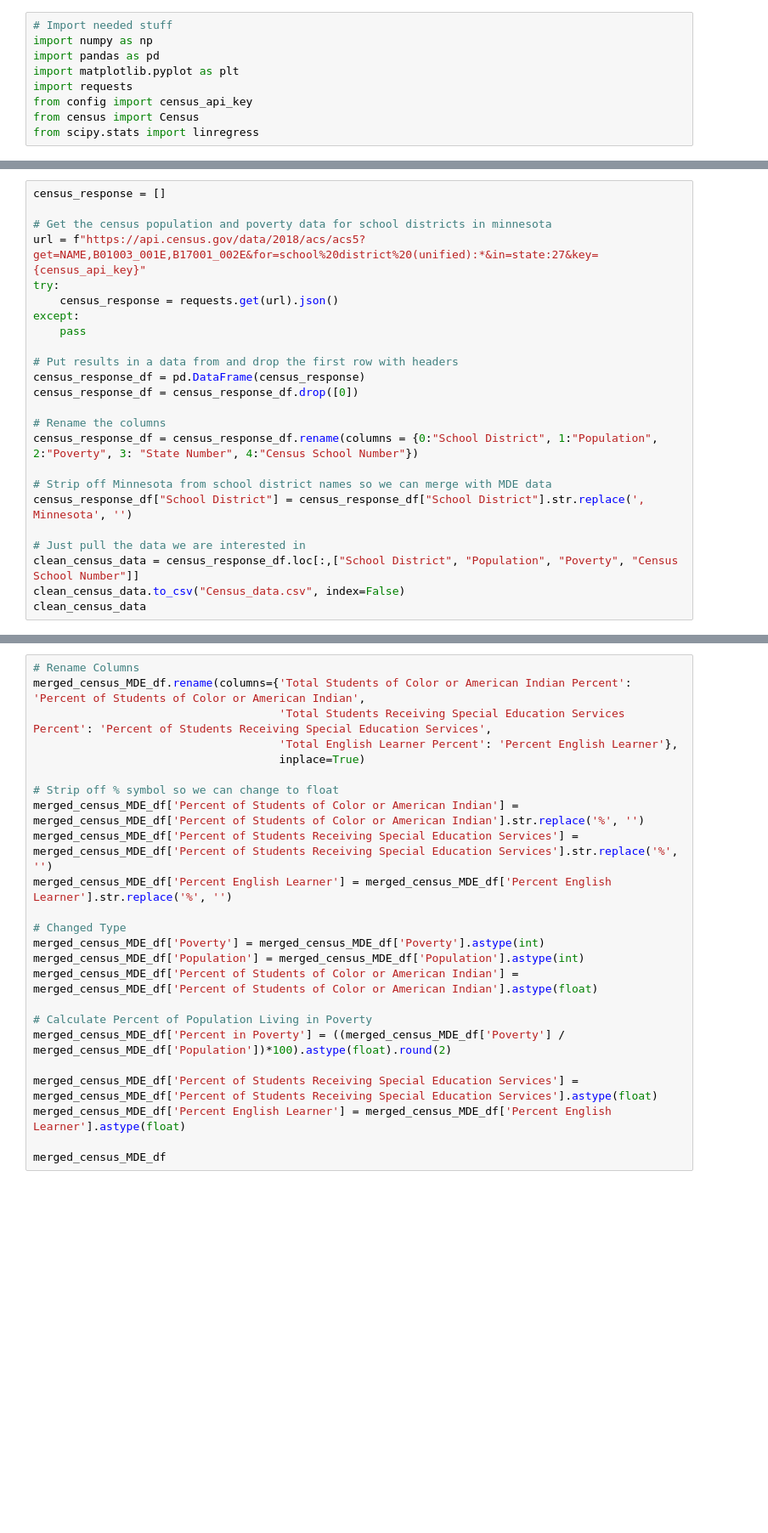
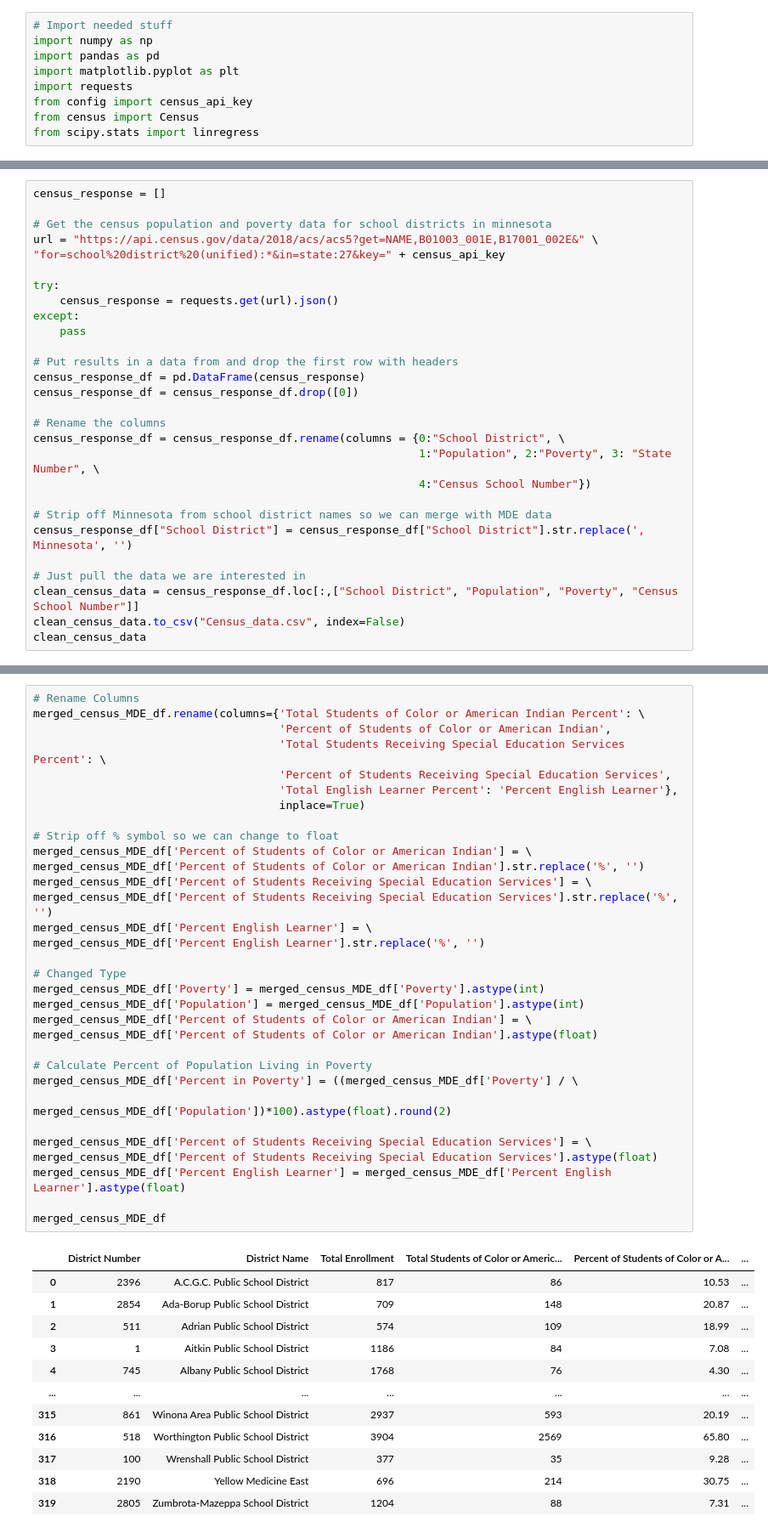
Before and after one commit to rabscuttle/group-project-1, a Jupyter notebook: data_analysis.ipynb, the cells around one changed output, grey strips where cells are left out. Shown at 85% size. Saved outputs shown, nothing was run; the diff lists cells and outputs as text; blank space fills up the shorter version.

```diff
--- a/data_analysis.ipynb
+++ b/data_analysis.ipynb
@@ -15,7 +29,9 @@ MDE_data
 census_response = []
 
 # Get the census population and poverty data for school districts in minnesota
-url = f"https://api.census.gov/data/2018/acs/acs5?get=NAME,B01003_001E,B17001_002E&for=school%20district%20(unified):*&in=state:27&key={census_api_key}"
+url = "https://api.census.gov/data/2018/acs/acs5?get=NAME,B01003_001E,B17001_002E&" \
+"for=school%20district%20(unified):*&in=state:27&key=" + census_api_key
+
 try:
     census_response = requests.get(url).json()
 except:
@@ -26,7 +42,9 @@ census_response_df = pd.DataFrame(census_response)
 census_response_df = census_response_df.drop([0])
 
 # Rename the columns
-census_response_df = census_response_df.rename(columns = {0:"School District", 1:"Population", 2:"Poverty", 3: "State Number", 4:"Census School Number"})
+census_response_df = census_response_df.rename(columns = {0:"School District", \
+                                                          1:"Population", 2:"Poverty", 3: "State Number", \
+                                                          4:"Census School Number"})
 
 # Strip off Minnesota from school district names so we can merge with MDE data
 census_response_df["School District"] = census_response_df["School District"].str.replace(', Minnesota', '')
@@ -43,24 +89,45 @@ merged_census_MDE_df
 # %%
 # Rename Columns
-merged_census_MDE_df.rename(columns={'Total Students of Color or American Indian Percent': 'Percent of Students of Color or American Indian',
-                                     'Total Students Receiving Special Education Services Percent': 'Percent of Students Receiving Special Education Services',
+merged_census_MDE_df.rename(columns={'Total Students of Color or American Indian Percent': \
+                                     'Percent of Students of Color or American Indian',
+                                     'Total Students Receiving Special Education Services Percent': \
+                                     'Percent of Students Receiving Special Education Services',
                                      'Total English Learner Percent': 'Percent English Learner'},
                                      inplace=True)
 
 # Strip off % symbol so we can change to float
-merged_census_MDE_df['Percent of Students of Color or American Indian'] = merged_census_MDE_df['Percent of Students of Color or American Indian'].str.replace('%', '')
-merged_census_MDE_df['Percent of Students Receiving Special Education Services'] = merged_census_MDE_df['Percent of Students Receiving Special Education Services'].str.replace('%', '')
-merged_census_MDE_df['Percent English Learner'] = merged_census_MDE_df['Percent English Learner'].str.replace('%', '')
+merged_census_MDE_df['Percent of Students of Color or American Indian'] = \
+merged_census_MDE_df['Percent of Students of Color or American Indian'].str.replace('%', '')
+merged_census_MDE_df['Percent of Students Receiving Special Education Services'] = \
+merged_census_MDE_df['Percent of Students Receiving Special Education Services'].str.replace('%', '')
+merged_census_MDE_df['Percent English Learner'] = \
+merged_census_MDE_df['Percent English Learner'].str.replace('%', '')
 
 # Changed Type
 merged_census_MDE_df['Poverty'] = merged_census_MDE_df['Poverty'].astype(int)
 merged_census_MDE_df['Population'] = merged_census_MDE_df['Population'].astype(int)
-merged_census_MDE_df['Percent of Students of Color or American Indian'] = merged_census_MDE_df['Percent of Students of Color or American Indian'].astype(float)
+merged_census_MDE_df['Percent of Students of Color or American Indian'] = \
+merged_census_MDE_df['Percent of Students of Color or American Indian'].astype(float)
 
 # Calculate Percent of Population Living in Poverty
-merged_census_MDE_df['Percent in Poverty'] = ((merged_census_MDE_df['Poverty'] / merged_census_MDE_df['Population'])*100).astype(float).round(2)
+merged_census_MDE_df['Percent in Poverty'] = ((merged_census_MDE_df['Poverty'] / \
+                                               merged_census_MDE_df['Population'])*100).astype(float).round(2)
 
-merged_census_MDE_df['Percent of Students Receiving Special Education Services'] = merged_census_MDE_df['Percent of Students Receiving Special Education Services'].astype(float)
+merged_census_MDE_df['Percent of Students Receiving Special Education Services'] = \
+merged_census_MDE_df['Percent of Students Receiving Special Education Services'].astype(float)
 merged_census_MDE_df['Percent English Learner'] = merged_census_MDE_df['Percent English Learner'].astype(float)
 
 merged_census_MDE_df
+# %% [output]
+|  | District Number | District Name | Total Enrollment | Total Students of Color or Americ... | Percent of Students of Color or A... | ... |
+| 0 | 2396 | A.C.G.C. Public School District | 817 | 86 | 10.53 | ... |
+| 1 | 2854 | Ada-Borup Public School District | 709 | 148 | 20.87 | ... |
+| 2 | 511 | Adrian Public School District | 574 | 109 | 18.99 | ... |
+| 3 | 1 | Aitkin Public School District | 1186 | 84 | 7.08 | ... |
+| 4 | 745 | Albany Public School District | 1768 | 76 | 4.30 | ... |
+| ... | ... | ... | ... | ... | ... | ... |
+| 315 | 861 | Winona Area Public School District | 2937 | 593 | 20.19 | ... |
+| 316 | 518 | Worthington Public School District | 3904 | 2569 | 65.80 | ... |
+| 317 | 100 | Wrenshall Public School District | 377 | 35 | 9.28 | ... |
+| 318 | 2190 | Yellow Medicine East | 696 | 214 | 30.75 | ... |
+| 319 | 2805 | Zumbrota-Mazeppa School District | 1204 | 88 | 7.31 | ... |
```
Also changed, not shown: parts of 6 cells of this notebook, 2 other files.
